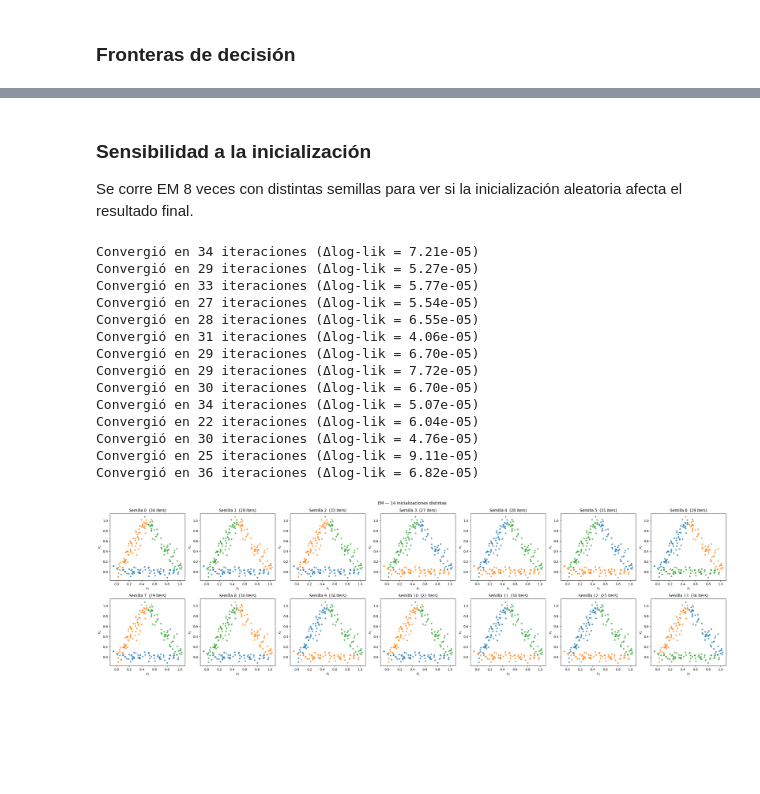
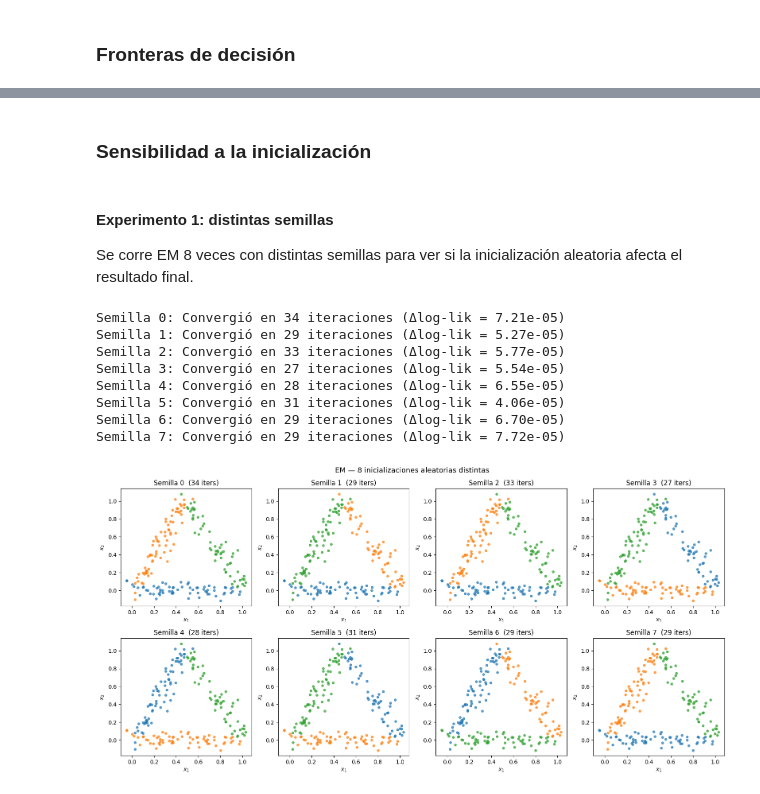
Before and after one commit to Fjmoya-uba/Taller-Procesamiento-Se-ales, a Jupyter notebook: TPs/TPS_07_Francisco_Javier_Moya.ipynb, the cells around one changed output, grey strips where cells are left out. Saved outputs shown, nothing was run; the diff lists cells and outputs as text; code cells hidden in the pictures; blank space fills up the shorter version.

```diff
--- a/TPs/TPS_07_Francisco_Javier_Moya.ipynb
+++ b/TPs/TPS_07_Francisco_Javier_Moya.ipynb
@@ -238,13 +242,16 @@ class EM:
         exp_term = np.exp(-0.5 * np.einsum('ni,ij,nj->n', diff, inv_sigma, diff))
         return norm * exp_term
 
-    def fit(self, X):
+    def fit(self, X, init_mu=None):
         N, d = X.shape
         rng = np.random.default_rng(self.random_state)
 
-        # Inicialización: muestras al azar, pesos equiprobables, covarianzas identidad
-        idx = rng.choice(N, self.k, replace=False)
-        self.mu = X[idx].astype(float).copy()
+        # Inicialización: init_mu explícita o muestras al azar
+        if init_mu is not None:
+            self.mu = np.array(init_mu, dtype=float).copy()
+        else:
+            idx = rng.choice(N, self.k, replace=False)
+            self.mu = X[idx].astype(float).copy()
         self.pi = np.ones(self.k) / self.k
         self.sigma = np.array([np.eye(d) for _ in range(self.k)])
 
@@ -329,44 +356,42 @@ plt.show()
+# %% [markdown]
+### Sensibilidad a la inicialización
 # %% [markdown]
-### Sensibilidad a la inicialización
+
+#### Experimento 1: distintas semillas
 
 Se corre EM 8 veces con distintas semillas para ver si la inicialización aleatoria afecta el resultado final.
 # %%
-n_runs = 14
+n_runs = 8
 seeds = range(n_runs)
 colors = ['tab:blue', 'tab:orange', 'tab:green']
 
-fig, axes = plt.subplots(2, 7, figsize=(28, 8))
+fig, axes = plt.subplots(2, 4, figsize=(16, 8))
 axes = axes.ravel()
 
 for i, seed in enumerate(seeds):
     em_i = EM(k=3, random_state=seed)
+    print(f'Semilla {seed}:', end=' ')
     em_i.fit(X)
     labels_i = em_i.predict(X)
 
     ax = axes[i]
     for j in range(em_i.k):
         mask = labels_i == j
         ax.scatter(X[mask, 0], X[mask, 1], s=15, alpha=0.7, color=colors[j])
     ax.set_title(f'Semilla {seed}  ({em_i.n_iter_} iters)')
     ax.set_xlabel('$x_1$')
     ax.set_ylabel('$x_2$')
 
-plt.suptitle('EM — 14 inicializaciones distintas', fontsize=13)
+plt.suptitle('EM — 8 inicializaciones aleatorias distintas', fontsize=13)
 plt.tight_layout()
 plt.show()
 # %% [output]
-Convergió en 34 iteraciones (Δlog-lik = 7.21e-05)
-Convergió en 29 iteraciones (Δlog-lik = 5.27e-05)
-Convergió en 33 iteraciones (Δlog-lik = 5.77e-05)
-Convergió en 27 iteraciones (Δlog-lik = 5.54e-05)
-Convergió en 28 iteraciones (Δlog-lik = 6.55e-05)
-Convergió en 31 iteraciones (Δlog-lik = 4.06e-05)
-Convergió en 29 iteraciones (Δlog-lik = 6.70e-05)
-Convergió en 29 iteraciones (Δlog-lik = 7.72e-05)
-Convergió en 30 iteraciones (Δlog-lik = 6.70e-05)
-Convergió en 34 iteraciones (Δlog-lik = 5.07e-05)
-Convergió en 22 iteraciones (Δlog-lik = 6.04e-05)
-Convergió en 30 iteraciones (Δlog-lik = 4.76e-05)
-Convergió en 25 iteraciones (Δlog-lik = 9.11e-05)
-Convergió en 36 iteraciones (Δlog-lik = 6.82e-05)
+Semilla 0: Convergió en 34 iteraciones (Δlog-lik = 7.21e-05)
+Semilla 1: Convergió en 29 iteraciones (Δlog-lik = 5.27e-05)
+Semilla 2: Convergió en 33 iteraciones (Δlog-lik = 5.77e-05)
+Semilla 3: Convergió en 27 iteraciones (Δlog-lik = 5.54e-05)
+Semilla 4: Convergió en 28 iteraciones (Δlog-lik = 6.55e-05)
+Semilla 5: Convergió en 31 iteraciones (Δlog-lik = 4.06e-05)
+Semilla 6: Convergió en 29 iteraciones (Δlog-lik = 6.70e-05)
+Semilla 7: Convergió en 29 iteraciones (Δlog-lik = 7.72e-05)
-[figure, old version]
+[figure, new version]
```
Also changed, not shown: parts of 24 cells of this notebook.
